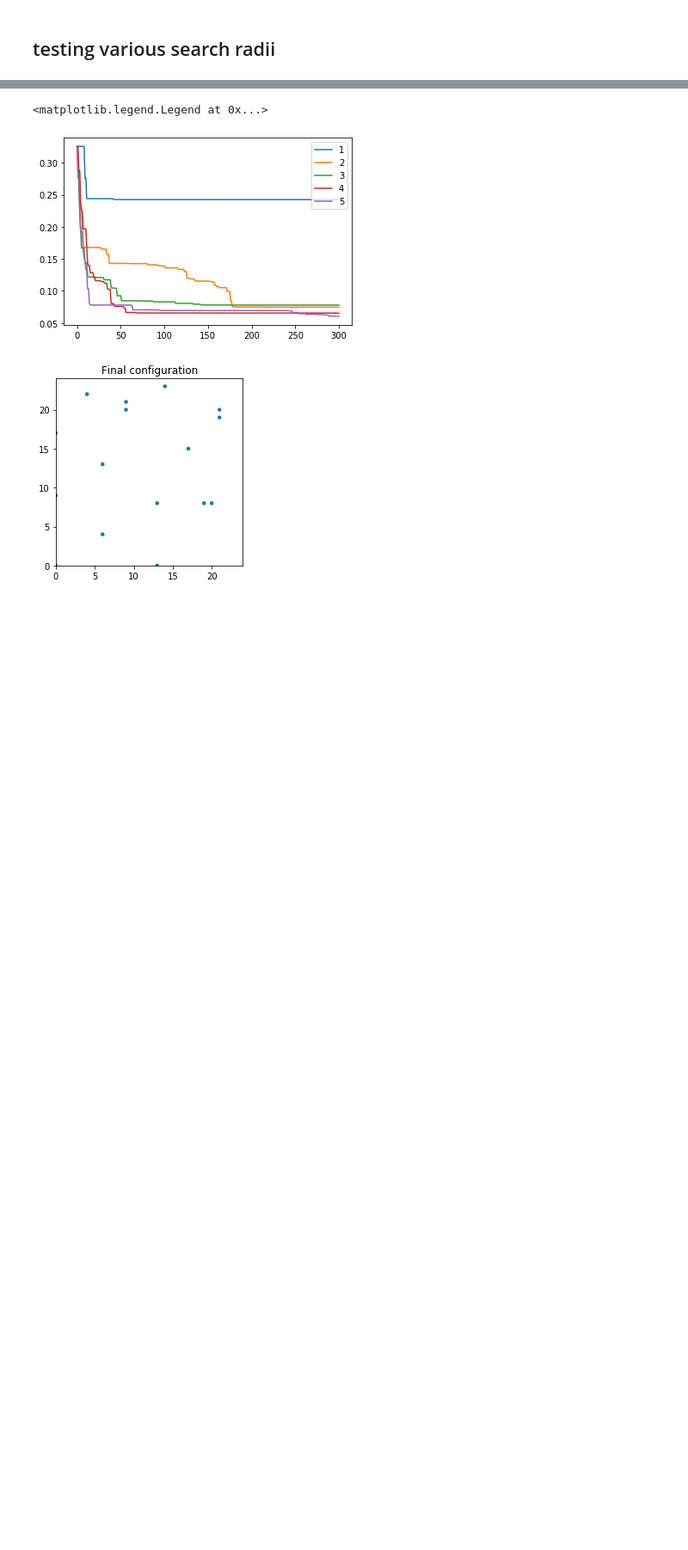
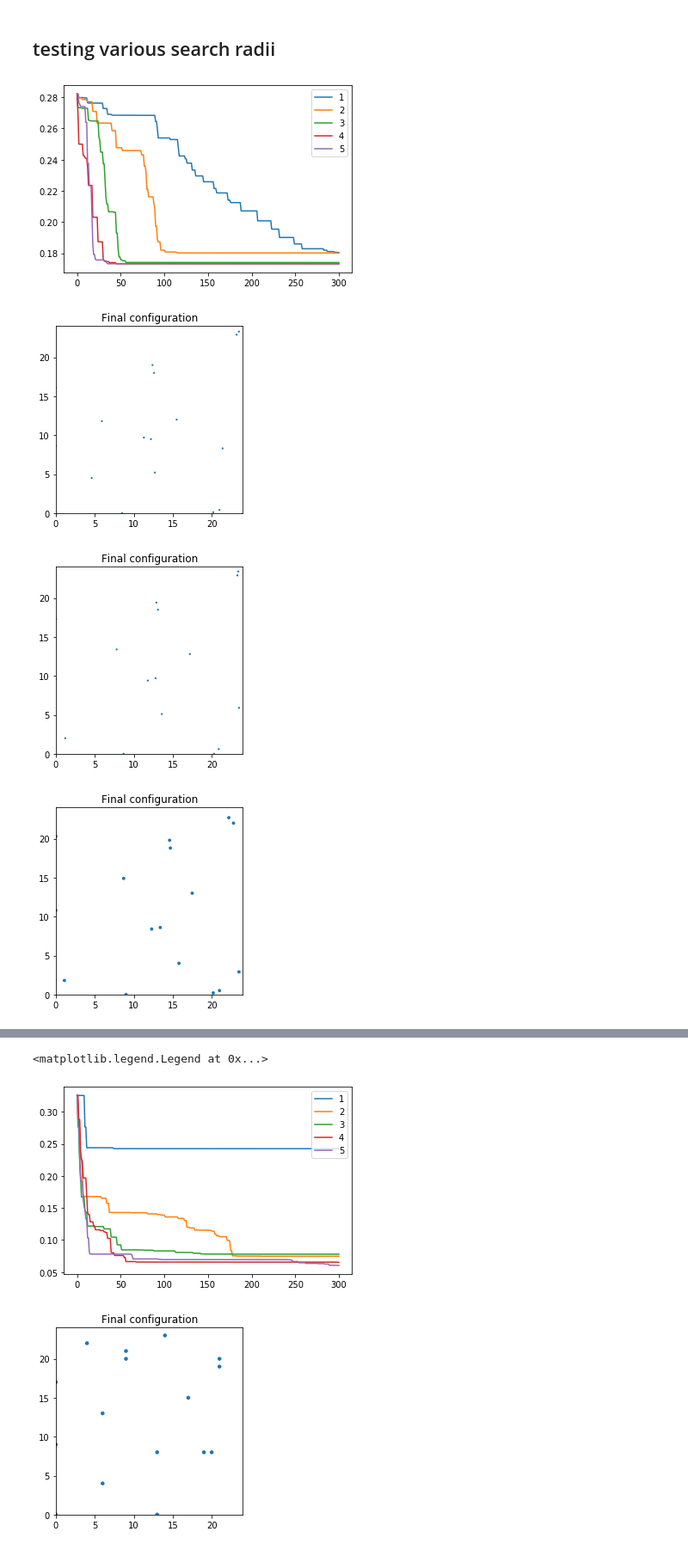
Before and after one commit to gautamra/Adaptive-Quantum-Design, a Jupyter notebook: AQD tight binding.ipynb, the cells around one changed output, grey strips where cells are left out. Shown at 86% size. Cells and saved outputs as stored; diff of their text form; code cells hidden in the pictures; blank space fills up the shorter version.

```diff
--- a/AQD tight binding.ipynb
+++ b/AQD tight binding.ipynb
@@ -167,3 +169,20 @@ for radius in tqdm(radii):
     err_log = test.optimize(300, search_radius = radius)
     err_logs.append(err_log)
     tests.append(test)
+# %%
+[plt.plot(err_logs[i], label = "{}".format(i+1)) for i in range(5)]
+plt.legend()
+
+for test in tests:
+    fig, ax = plt.subplots()
+    kwant.plot(configuration(test.occupied_sites, setup = test.setup).syst, hop_color = 'white', ax = ax)
+    ax.set_aspect('equal')
+    ax.set_xlim((0,test.L))
+    ax.set_ylim((0,test.W))
+    ax.set_title("Final configuration")
+    plt.show()
+# %% [output]
+[figure, added]
+[figure, added]
+[figure, added]
+[figure, added]
```
Also changed, not shown: parts of 3 cells of this notebook.
